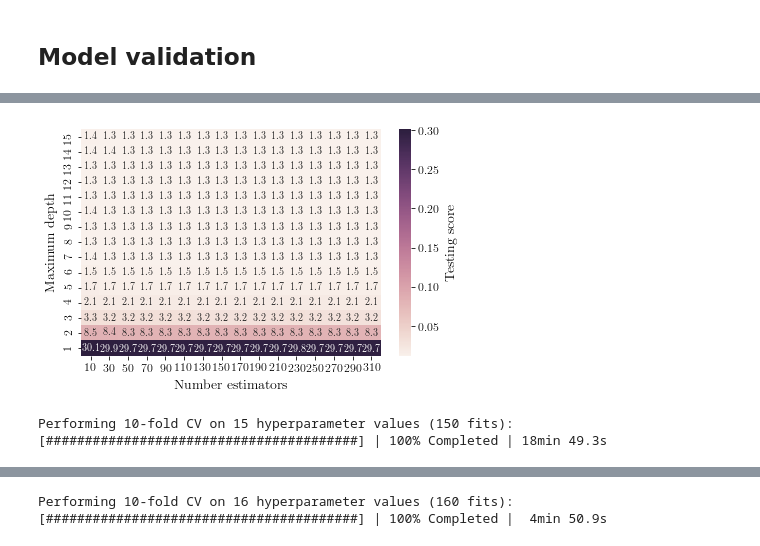
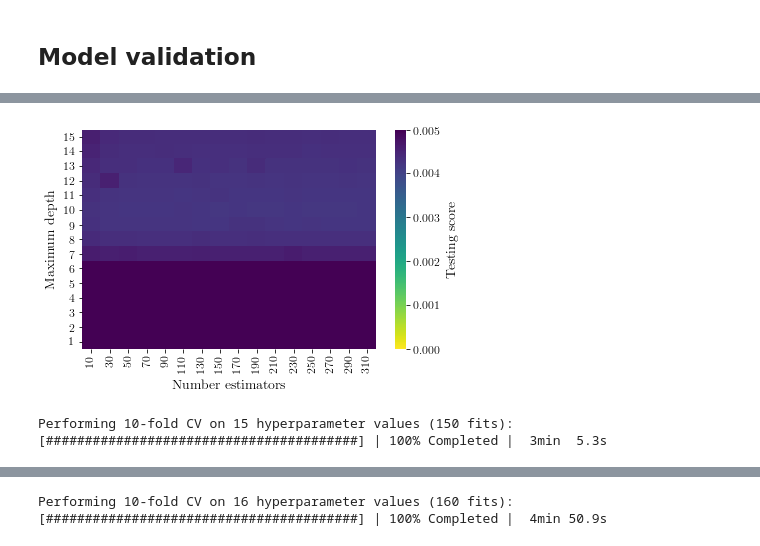
Before and after one commit to jrbourbeau/cr-composition, a Jupyter notebook: notebooks/energy-reco.ipynb, the cells around one changed output, grey strips where cells are left out. Drawn from its saved outputs; the diff is of its cells as text; code cells hidden in the pictures.

```diff
--- a/notebooks/energy-reco.ipynb
+++ b/notebooks/energy-reco.ipynb
@@ -62,14 +62,14 @@ color_dict = comp.analysis.get_color_dict()
 # feature_list = ['log_s80', 'log_s125', 'log_s250', 'lap_cos_zenith',
 #                 'FractionContainment_Laputop_IceTop', 'NStations']
 
-feature_list = ['log_s50', 'log_s125', 'log_s180', 'lap_cos_zenith', 'NStations', 'log_dEdX', 'InIce_charge_1_60']
-feature_labels = ['$\mathrm{\log_{10}(S_{50})}$', '$\mathrm{\log_{10}(S_{125})}$', '$\mathrm{\log_{10}(S_{180})}$',
-                  '$\mathrm{\cos(\\theta)}$', 'NStations', '$\mathrm{\log_{10}(dE/dX)}$']
+# feature_list = ['log_s50', 'log_s125', 'log_s180', 'lap_cos_zenith', 'NStations', 'log_dEdX', 'InIce_charge_1_60']
+# feature_labels = ['$\mathrm{\log_{10}(S_{50})}$', '$\mathrm{\log_{10}(S_{125})}$', '$\mathrm{\log_{10}(S_{180})}$',
+#                   '$\mathrm{\cos(\\theta)}$', 'NStations', '$\mathrm{\log_{10}(dE/dX)}$']
 
-# config = 'IC86.2012'
-config = 'IC79.2010'
+config = 'IC86.2012'
+# config = 'IC79.2010'
 num_groups = 2
 comp_list = comp.get_comp_list(num_groups=num_groups)
-# feature_list, feature_labels = comp.get_training_features()
+feature_list, feature_labels = comp.get_training_features()
 pipeline_str = 'RF_energy_{}'.format(config)
 energybins = comp.analysis.get_energybins()
@@ -310,6 +272,7 @@ parameters = {'classifier__max_depth': np.arange(1, 16, dtype=int),
 # parameters = {'classifier__max_depth': range(1, 8),
 #               'classifier__n_estimators':[5, 10, 20, 50, 100, 200, 300, 400, 500, 600]}
 
-grid_search = GridSearchCV(pipeline, parameters, n_jobs=10, verbose=2)
+grid_search = GridSearchCV(pipeline, parameters, scoring='neg_mean_squared_error',
+                           cv=10, n_jobs=20, verbose=2)
 grid_search.fit(df_sim_train[feature_list], df_sim_train['MC_log_energy']);
 # %% [output]
@@ -439,19 +418,22 @@ pivot_test_score
 # %%
 # Draw a heatmap with the numeric values in each cell
 fig, ax = plt.subplots()
-sns.heatmap(1-pivot_test_score, annot=True, fmt='0.1%', ax=ax,
-            cbar_kws={"label": "Testing score"}, robust=False, square=False)
+sns.heatmap(-pivot_test_score, annot=False, fmt='0.1%', ax=ax, vmin=0, vmax=0.005, cmap='viridis_r',
+            cbar_kws={'label': 'Testing score'}, robust=True, square=False)
 
 # for _, spine in ax.spines.items():
 #     spine.set_visible(True)
 
 ax.set_xlabel('Number estimators')
 ax.set_ylabel('Maximum depth')
 ax.invert_yaxis()
 
+plt.xticks(rotation=90)
+plt.yticks(rotation=0)
+
 outfile = os.path.join(comp.paths.figures_dir, 'model_evaluation',
                        'grid-search-max_depth-n_estimators-heatmap.png')
 # plt.savefig(outfile)
 plt.show()
 # %% [output]
-[figure, old version]
+[figure, new version]
@@ -586,11 +444,10 @@ df_cv_max_depth = comp.cross_validate_comp(
                             param_name='max_depth', param_values=max_depth_values,
                             feature_list=feature_list, target='MC_log_energy',
                             scoring='mse', num_groups=num_groups, n_splits=10,
-                            verbose=True, n_jobs=10)
-#                             verbose=True, n_jobs=min(len(param_values), 20))
+                            verbose=True, n_jobs=min(len(max_depth_values), 15))
 # %% [output]
 Performing 10-fold CV on 15 hyperparameter values (150 fits):
-[########################################] | 100% Completed | 18min 49.3s
+[########################################] | 100% Completed |  3min  5.3s
 # %%
 df_cv_max_depth
 # %% [output]
```
Also changed, not shown: parts of 15 cells of this notebook, 19 other files.
